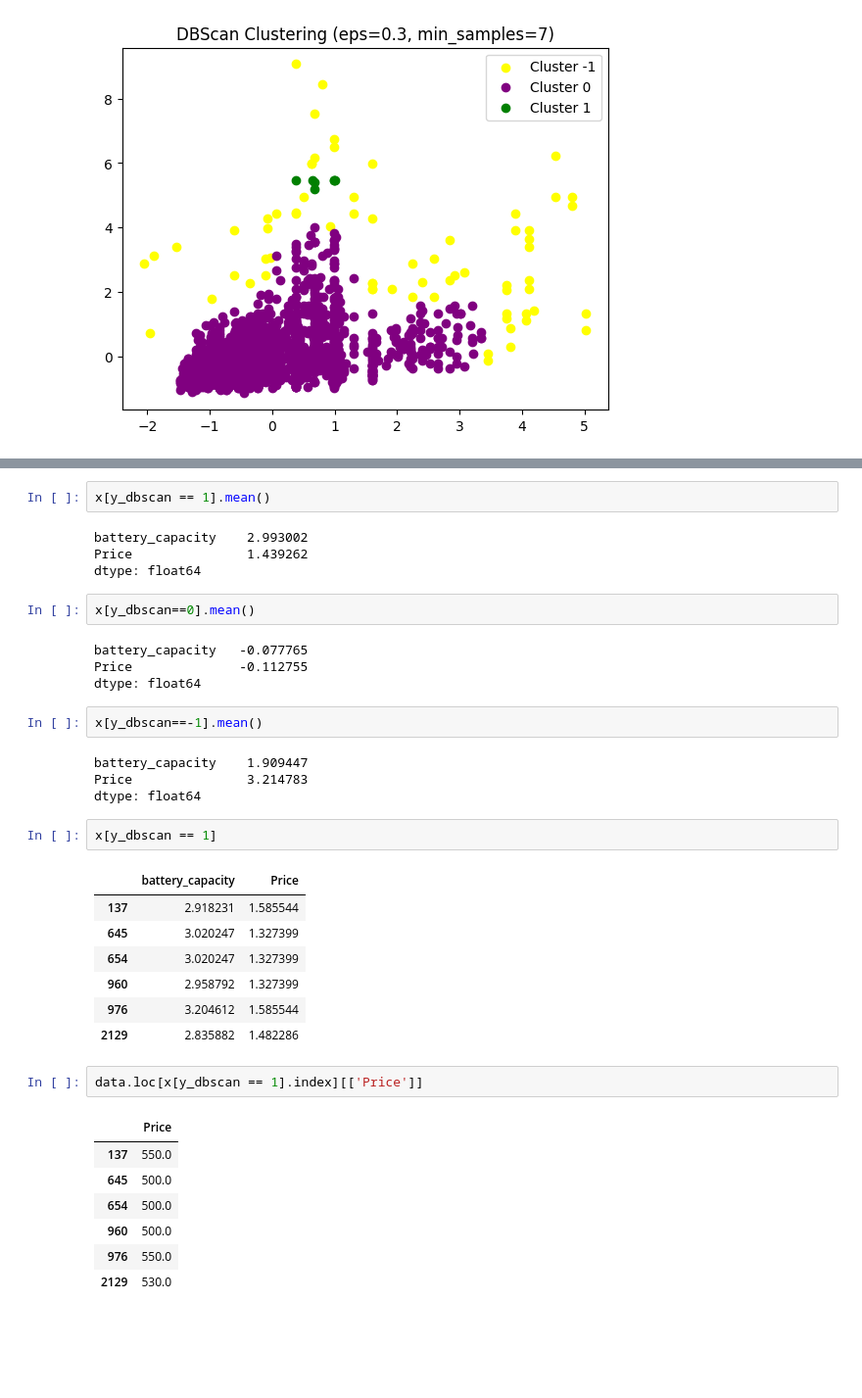
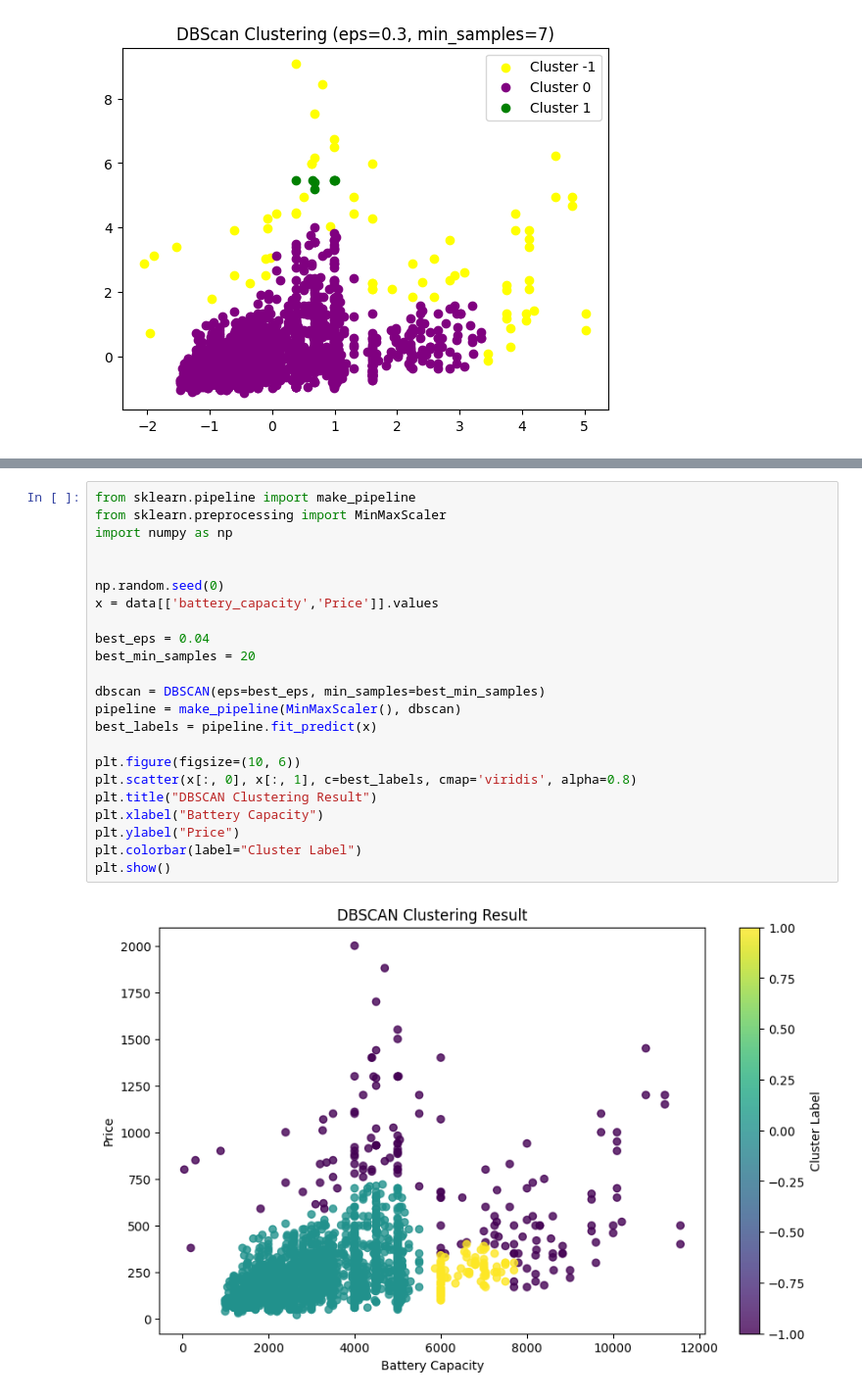
Before and after one commit to melodiw82/GSMarena_PhoneAnalysis, a Jupyter notebook: ML/ML_1/Clustering.ipynb, the cells around one changed output, grey strips where cells are left out. Shown at 98% size. Saved outputs shown, nothing was run; the diff lists cells and outputs as text; blank space fills up the shorter version.

```diff
--- a/ML/ML_1/Clustering.ipynb
+++ b/ML/ML_1/Clustering.ipynb
@@ -208,38 +184,25 @@ Name: count, dtype: int64
-# %%
-x[y_dbscan == 1].mean()
-# %% [output]
-battery_capacity    2.993002
-Price               1.439262
-dtype: float64
-# %%
-x[y_dbscan==0].mean()
-# %% [output]
-battery_capacity   -0.077765
-Price              -0.112755
-dtype: float64
-# %%
-x[y_dbscan==-1].mean()
-# %% [output]
-battery_capacity    1.909447
-Price               3.214783
-dtype: float64
-# %%
-x[y_dbscan == 1]
-# %% [output]
-|  | battery_capacity | Price |
-| 137 | 2.918231 | 1.585544 |
-| 645 | 3.020247 | 1.327399 |
-| 654 | 3.020247 | 1.327399 |
-| 960 | 2.958792 | 1.327399 |
-| 976 | 3.204612 | 1.585544 |
-| 2129 | 2.835882 | 1.482286 |
-# %%
-data.loc[x[y_dbscan == 1].index][['Price']]
-# %% [output]
-|  | Price |
-| 137 | 550.0 |
-| 645 | 500.0 |
-| 654 | 500.0 |
-| 960 | 500.0 |
-| 976 | 550.0 |
-| 2129 | 530.0 |
+# %%
+from sklearn.pipeline import make_pipeline
+from sklearn.preprocessing import MinMaxScaler
+import numpy as np
+
+
+np.random.seed(0)
+x = data[['battery_capacity','Price']].values
+
+best_eps = 0.04
+best_min_samples = 20
+
+dbscan = DBSCAN(eps=best_eps, min_samples=best_min_samples)
+pipeline = make_pipeline(MinMaxScaler(), dbscan)
+best_labels = pipeline.fit_predict(x)
+
+plt.figure(figsize=(10, 6))
+plt.scatter(x[:, 0], x[:, 1], c=best_labels, cmap='viridis', alpha=0.8)
+plt.title("DBSCAN Clustering Result")
+plt.xlabel("Battery Capacity")
+plt.ylabel("Price")
+plt.colorbar(label="Cluster Label")
+plt.show()
+# %% [output]
+[figure, added]
```
Also changed, not shown: parts of 2 cells of this notebook.
